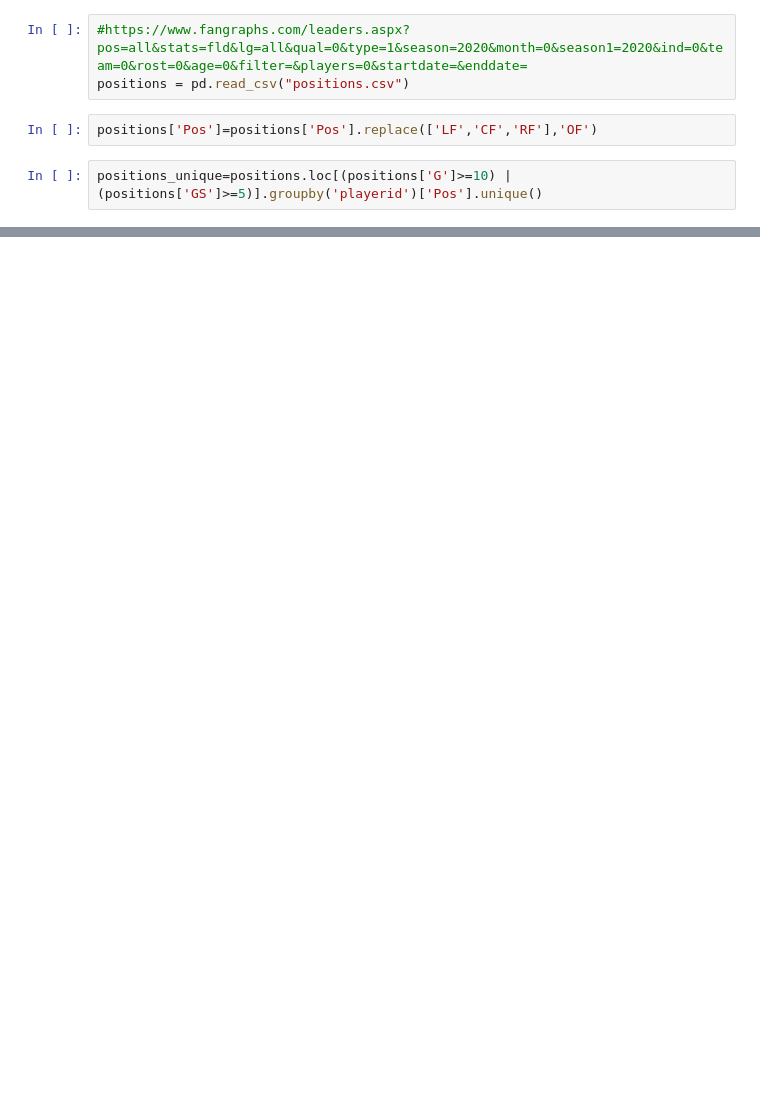
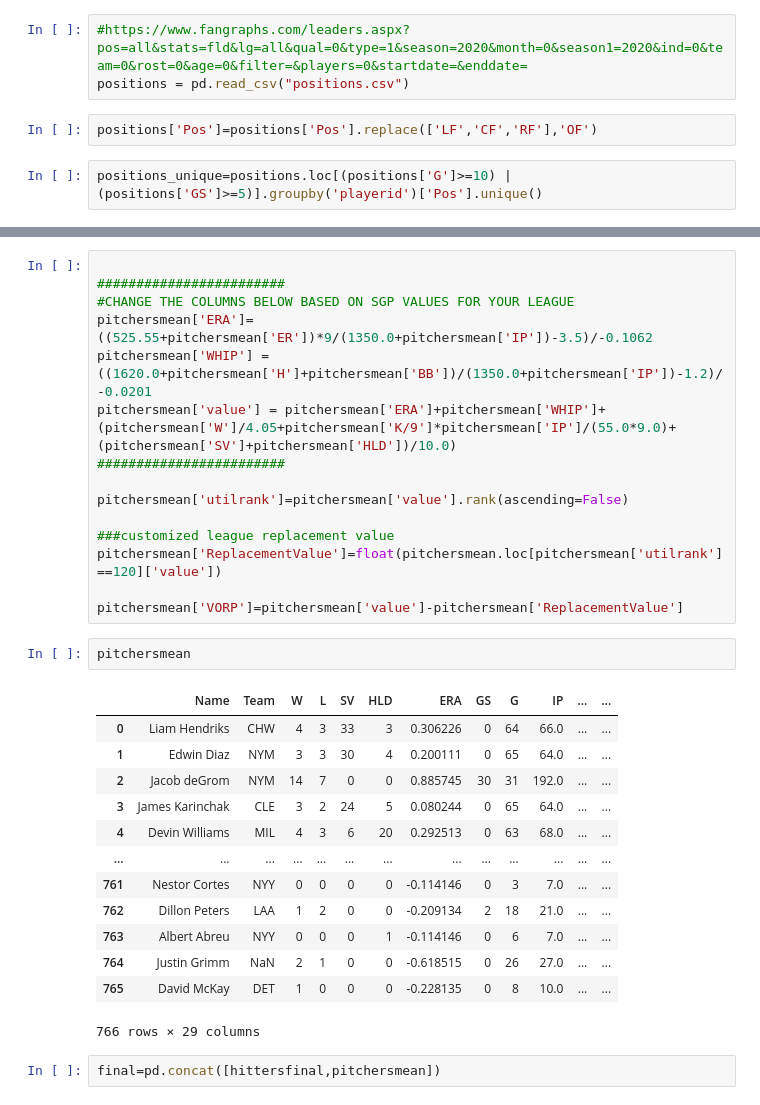
Before and after one commit to JamesYouL2/FantasyBaseball, a Jupyter notebook: draft/draft.ipynb, the cells around one changed output, grey strips where cells are left out. Drawn from its saved outputs; the diff is of its cells as text; blank space fills up the shorter version.

```diff
--- a/draft/draft.ipynb
+++ b/draft/draft.ipynb
@@ -52,0 +116,33 @@ ValueError: You are trying to merge on object and int64 columns. If you wish to
+# %%
+
+########################
+#CHANGE THE COLUMNS BELOW BASED ON SGP VALUES FOR YOUR LEAGUE
+pitchersmean['ERA']=((525.55+pitchersmean['ER'])*9/(1350.0+pitchersmean['IP'])-3.5)/-0.1062
+pitchersmean['WHIP'] =((1620.0+pitchersmean['H']+pitchersmean['BB'])/(1350.0+pitchersmean['IP'])-1.2)/-0.0201
+pitchersmean['value'] = pitchersmean['ERA']+pitchersmean['WHIP']+(pitchersmean['W']/4.05+pitchersmean['K/9']*pitchersmean['IP']/(55.0*9.0)+(pitchersmean['SV']+pitchersmean['HLD'])/10.0)
+########################
+
+pitchersmean['utilrank']=pitchersmean['value'].rank(ascending=False)
+
+###customized league replacement value
+pitchersmean['ReplacementValue']=float(pitchersmean.loc[pitchersmean['utilrank']==120]['value'])
+
+pitchersmean['VORP']=pitchersmean['value']-pitchersmean['ReplacementValue']
+# %%
+pitchersmean
+# %% [output]
+|  | Name | Team | W | L | SV | HLD | ERA | GS | G | IP | ... | ... |
+| 0 | Liam Hendriks | CHW | 4 | 3 | 33 | 3 | 0.306226 | 0 | 64 | 66.0 | ... | ... |
+| 1 | Edwin Diaz | NYM | 3 | 3 | 30 | 4 | 0.200111 | 0 | 65 | 64.0 | ... | ... |
+| 2 | Jacob deGrom | NYM | 14 | 7 | 0 | 0 | 0.885745 | 30 | 31 | 192.0 | ... | ... |
+| 3 | James Karinchak | CLE | 3 | 2 | 24 | 5 | 0.080244 | 0 | 65 | 64.0 | ... | ... |
+| 4 | Devin Williams | MIL | 4 | 3 | 6 | 20 | 0.292513 | 0 | 63 | 68.0 | ... | ... |
+| ... | ... | ... | ... | ... | ... | ... | ... | ... | ... | ... | ... | ... |
+| 761 | Nestor Cortes | NYY | 0 | 0 | 0 | 0 | -0.114146 | 0 | 3 | 7.0 | ... | ... |
+| 762 | Dillon Peters | LAA | 1 | 2 | 0 | 0 | -0.209134 | 2 | 18 | 21.0 | ... | ... |
+| 763 | Albert Abreu | NYY | 0 | 0 | 0 | 1 | -0.114146 | 0 | 6 | 7.0 | ... | ... |
+| 764 | Justin Grimm | NaN | 2 | 1 | 0 | 0 | -0.618515 | 0 | 26 | 27.0 | ... | ... |
+| 765 | David McKay | DET | 1 | 0 | 0 | 0 | -0.228135 | 0 | 8 | 10.0 | ... | ... |
+766 rows × 29 columns
+# %%
+final=pd.concat([hittersfinal,pitchersmean])
```
Also changed, not shown: parts of 12 cells of this notebook, 2 other files.
